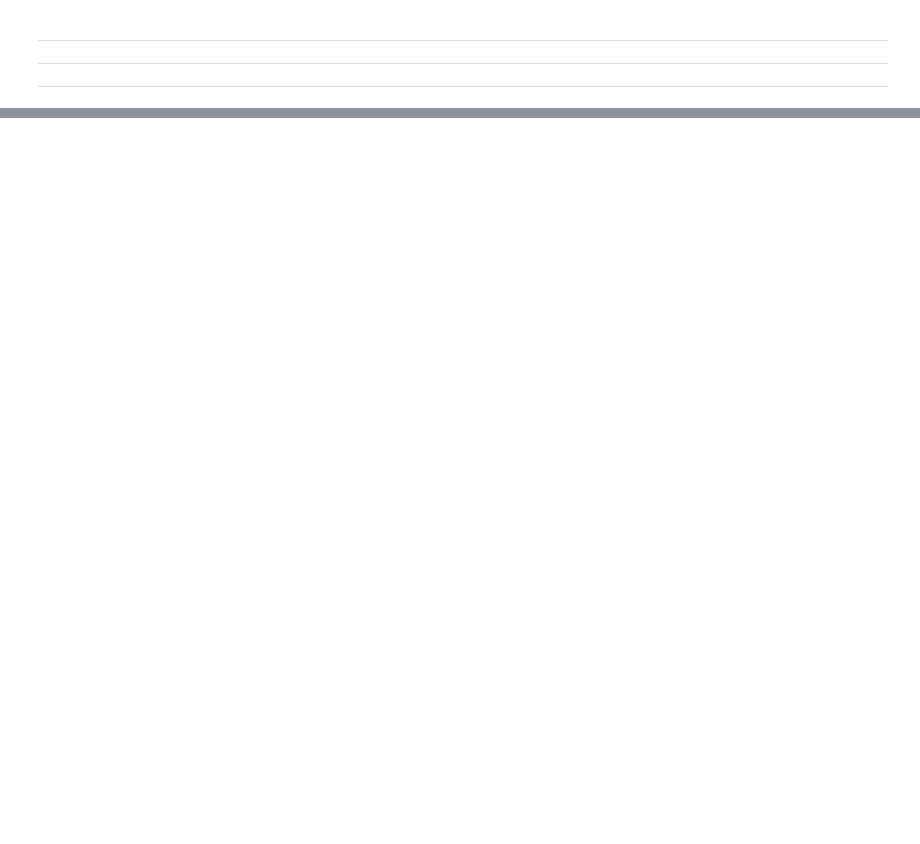
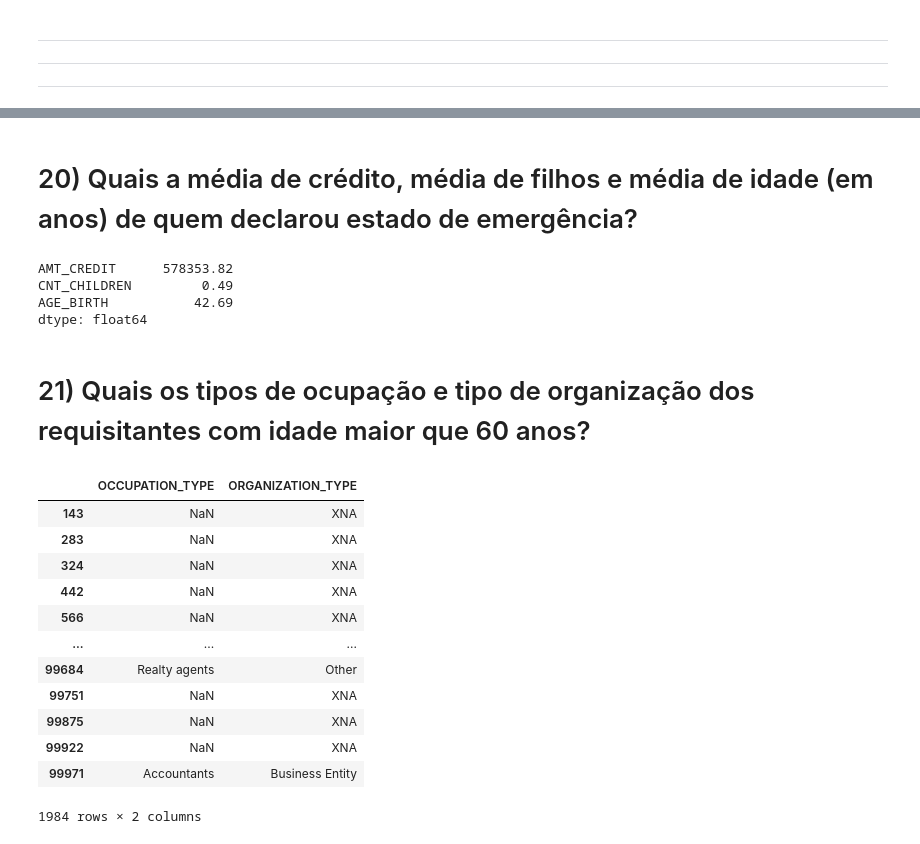
Before and after one commit to edvigeslima/projeto_TP, a Jupyter notebook: projeto_TP.ipynb, the cells around one changed output, grey strips where cells are left out. Saved outputs shown, nothing was run; the diff lists cells and outputs as text; code cells hidden in the pictures; blank space fills up the shorter version.

```diff
--- a/projeto_TP.ipynb
+++ b/projeto_TP.ipynb
@@ -213,0 +394,4 @@ selected_columns = ['SK_ID_CURR',
+# %%
+# Tratando a coluna 'FLAG_OWN_CAR' atribuindo 1 para sim e 0 para não
+df_home_credit_default_risk['FLAG_OWN_CAR'] = df_home_credit_default_risk['FLAG_OWN_CAR'].apply(lambda x: 1 if x == 'Y' else 0)
+df_home_credit_default_risk['FLAG_OWN_CAR']
@@ -213,0 +411,4 @@ selected_columns = ['SK_ID_CURR',
+# %%
+# Tratando a coluna 'FLAG_OWN_REALTY' atribuindo 1 para sim e 0 para não
+df_home_credit_default_risk['FLAG_OWN_REALTY'] = df_home_credit_default_risk['FLAG_OWN_REALTY'].apply(lambda x: 1 if x == 'Y' else 0)
+df_home_credit_default_risk['FLAG_OWN_REALTY']
@@ -213,0 +495,6 @@ selected_columns = ['SK_ID_CURR',
+# %%
+# Passando para anos e tirando os negativos
+df_home_credit_default_risk['DAYS_EMPLOYED'] = df_home_credit_default_risk['DAYS_EMPLOYED'].apply(lambda x: int(-x/365) if x < 0 else int(x/365))
+# %%
+# atribuindo -1 para os que têm 1000 anos de empregados
+df_home_credit_default_risk['DAYS_EMPLOYED'] = df_home_credit_default_risk['DAYS_EMPLOYED'].apply(lambda x: -1 if x > 50 else x)
@@ -213,0 +582,31 @@ selected_columns = ['SK_ID_CURR',
+# %% [markdown]
+# 20) Quais a média de crédito, média de filhos e média de idade (em anos) de quem declarou estado de emergência?
+# %%
+
+df_home_credit_default_risk.groupby('EMERGENCYSTATE_MODE',).get_group("Yes")[['AMT_CREDIT', 'CNT_CHILDREN', 'AGE_BIRTH']].mean().round(2)
+# %% [output]
+AMT_CREDIT      578353.82
+CNT_CHILDREN         0.49
+AGE_BIRTH           42.69
+dtype: float64
+# %% [markdown]
+# 21) Quais os tipos de ocupação e tipo de organização dos requisitantes com idade maior que 60 anos?
+# %%
+filtro_4 = (df_home_credit_default_risk['AGE_BIRTH']>60)
+#erro: get_group(60)ele está somente colocando uma idade, mas queremos "com idade maior que 60 anos"
+
+df_home_credit_default_risk.groupby(df_home_credit_default_risk['AGE_BIRTH']).get_group(60)[['OCCUPATION_TYPE','ORGANIZATION_TYPE']]
+# %% [output]
+|  | OCCUPATION_TYPE | ORGANIZATION_TYPE |
+| 143 | NaN | XNA |
+| 283 | NaN | XNA |
+| 324 | NaN | XNA |
+| 442 | NaN | XNA |
+| 566 | NaN | XNA |
+| ... | ... | ... |
+| 99684 | Realty agents | Other |
+| 99751 | NaN | XNA |
+| 99875 | NaN | XNA |
+| 99922 | NaN | XNA |
+| 99971 | Accountants | Business Entity |
+1984 rows × 2 columns
```
Also changed, not shown: parts of 39 cells of this notebook.
